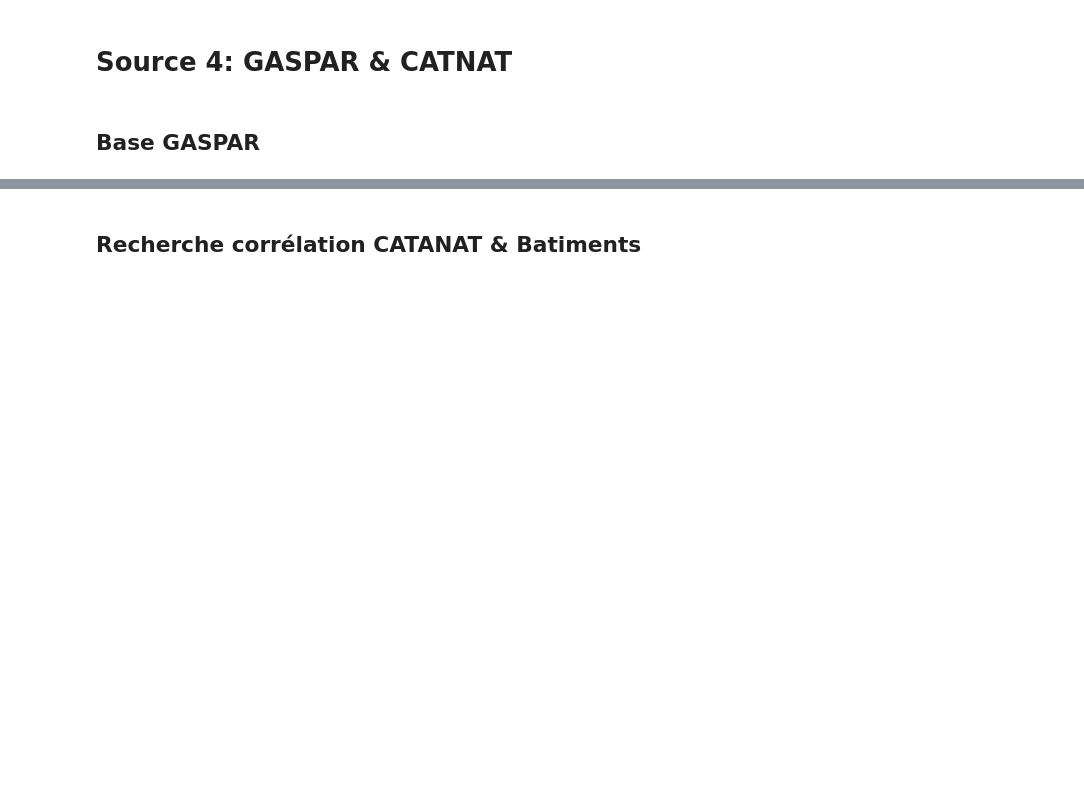
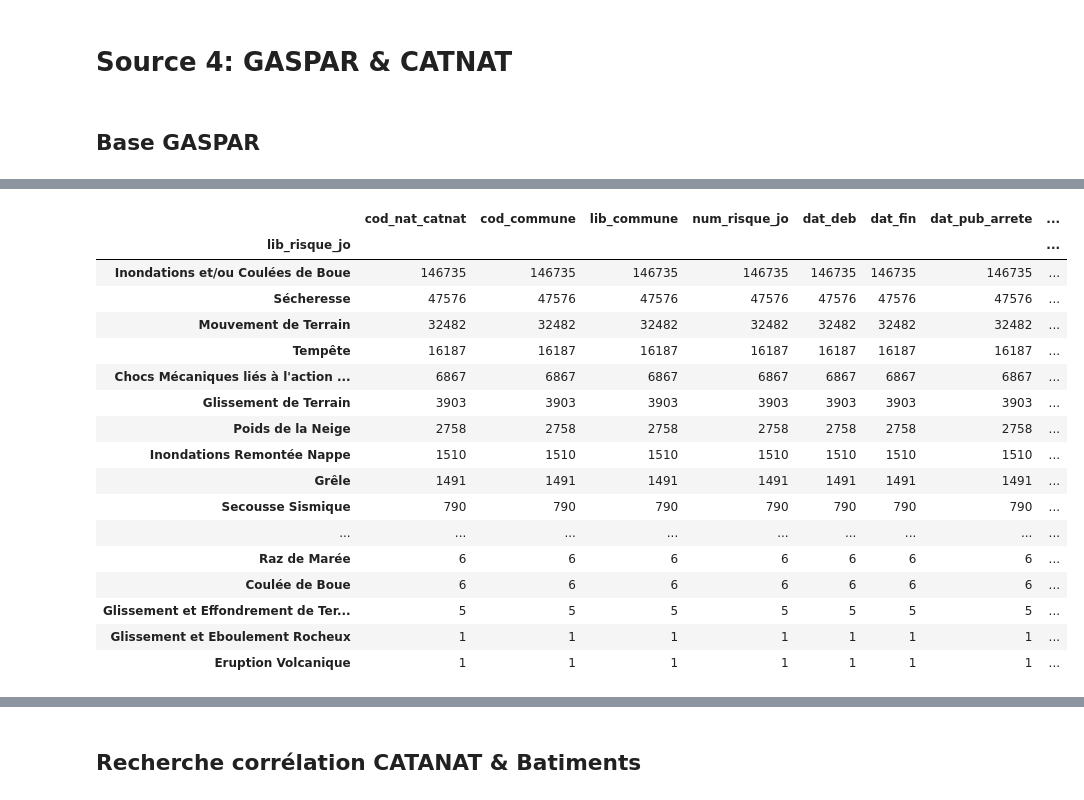
Before and after one commit to dataforgoodfr/14_PrixChangementClimatique, a Jupyter notebook: data/exploration/eda_jacques.ipynb, the cells around one changed output, grey strips where cells are left out. Saved outputs shown, nothing was run; the diff lists cells and outputs as text; code cells hidden in the pictures; blank space fills up the shorter version.

```diff
--- a/data/exploration/eda_jacques.ipynb
+++ b/data/exploration/eda_jacques.ipynb
@@ -685,4 +690,23 @@ catnat.head()
 # %%
 # "mouvements de terrain différentiels consécutifs à la sécheresse et à la réhydratation des sols" --> Sécheresse
-catnat.lib_risque_jo.unique()
+catnat.groupby('lib_risque_jo').count().sort_values(by='cod_commune', ascending=False)
+# %% [output]
+|  | cod_nat_catnat | cod_commune | lib_commune | num_risque_jo | dat_deb | dat_fin | dat_pub_arrete | ... |
+| lib_risque_jo |  |  |  |  |  |  |  | ... |
+| Inondations et/ou Coulées de Boue | 146735 | 146735 | 146735 | 146735 | 146735 | 146735 | 146735 | ... |
+| Sécheresse | 47576 | 47576 | 47576 | 47576 | 47576 | 47576 | 47576 | ... |
+| Mouvement de Terrain | 32482 | 32482 | 32482 | 32482 | 32482 | 32482 | 32482 | ... |
+| Tempête | 16187 | 16187 | 16187 | 16187 | 16187 | 16187 | 16187 | ... |
+| Chocs Mécaniques liés à l'action ... | 6867 | 6867 | 6867 | 6867 | 6867 | 6867 | 6867 | ... |
+| Glissement de Terrain | 3903 | 3903 | 3903 | 3903 | 3903 | 3903 | 3903 | ... |
+| Poids de la Neige | 2758 | 2758 | 2758 | 2758 | 2758 | 2758 | 2758 | ... |
+| Inondations Remontée Nappe | 1510 | 1510 | 1510 | 1510 | 1510 | 1510 | 1510 | ... |
+| Grêle | 1491 | 1491 | 1491 | 1491 | 1491 | 1491 | 1491 | ... |
+| Secousse Sismique | 790 | 790 | 790 | 790 | 790 | 790 | 790 | ... |
+| ... | ... | ... | ... | ... | ... | ... | ... | ... |
+| Raz de Marée | 6 | 6 | 6 | 6 | 6 | 6 | 6 | ... |
+| Coulée de Boue | 6 | 6 | 6 | 6 | 6 | 6 | 6 | ... |
+| Glissement et Effondrement de Ter... | 5 | 5 | 5 | 5 | 5 | 5 | 5 | ... |
+| Glissement et Eboulement Rocheux | 1 | 1 | 1 | 1 | 1 | 1 | 1 | ... |
+| Eruption Volcanique | 1 | 1 | 1 | 1 | 1 | 1 | 1 | ... |
 # %%
```
Also changed, not shown: parts of 13 cells of this notebook, 1 other file.
